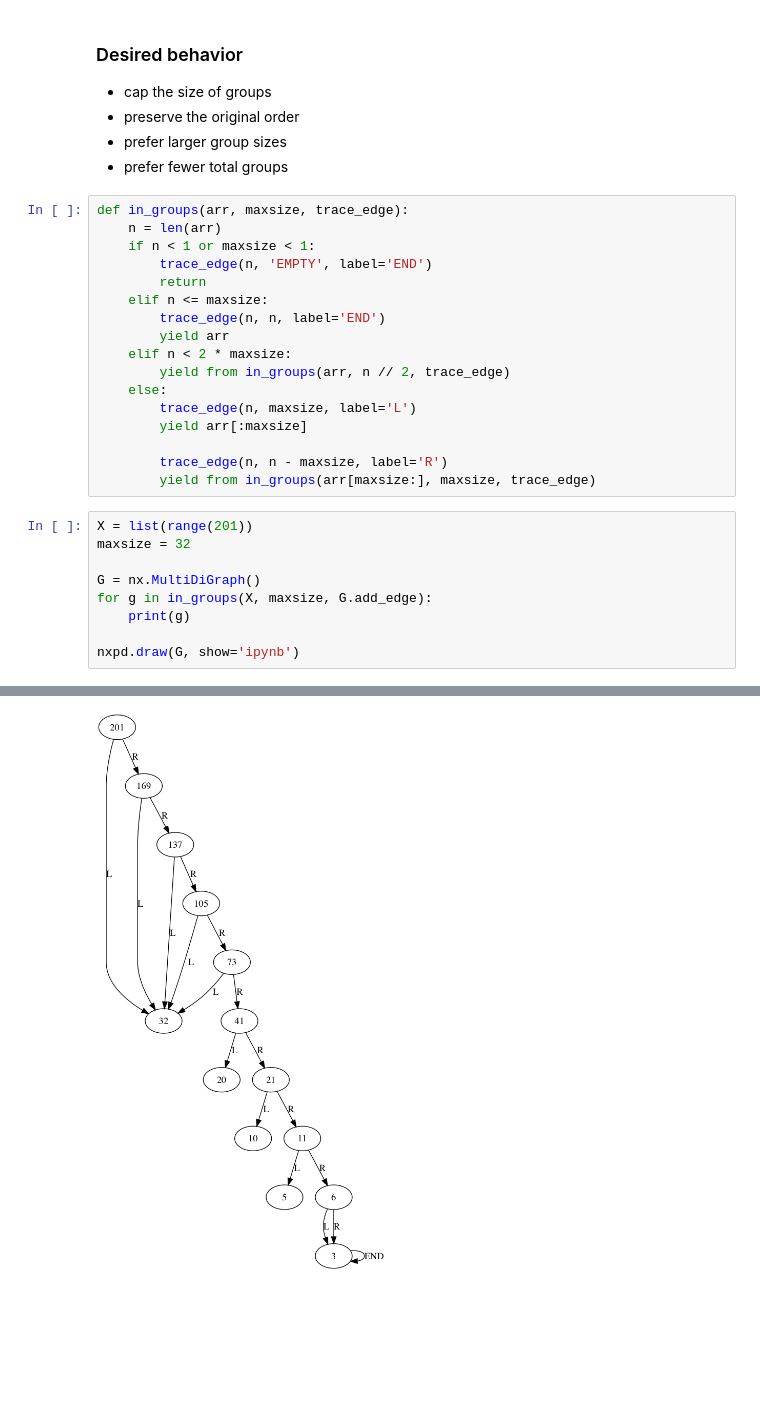
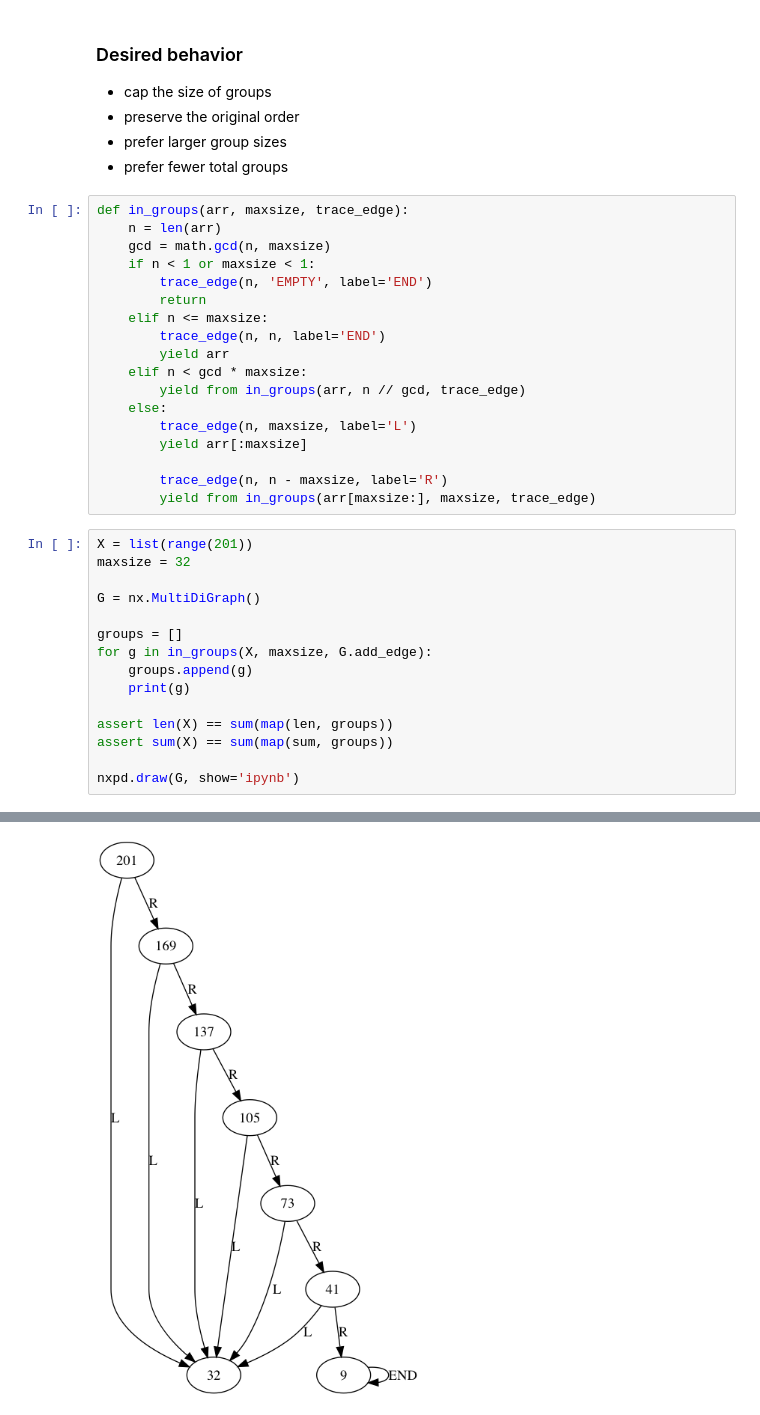
Before and after one commit to invisiblefunnel/learning, a Jupyter notebook: Partitioning an ordered list with capped group sizes.ipynb, the cells around one changed output, grey strips where cells are left out. Drawn from its saved outputs; the diff is of its cells as text; blank space fills up the shorter version.

```diff
--- a/Partitioning an ordered list with capped group sizes.ipynb
+++ b/Partitioning an ordered list with capped group sizes.ipynb
@@ -13,14 +14,15 @@ import nxpd
 # %%
 def in_groups(arr, maxsize, trace_edge):
     n = len(arr)
+    gcd = math.gcd(n, maxsize)
     if n < 1 or maxsize < 1:
         trace_edge(n, 'EMPTY', label='END')
         return
     elif n <= maxsize:
         trace_edge(n, n, label='END')
         yield arr
-    elif n < 2 * maxsize:
-        yield from in_groups(arr, n // 2, trace_edge)
+    elif n < gcd * maxsize:
+        yield from in_groups(arr, n // gcd, trace_edge)
     else:
         trace_edge(n, maxsize, label='L')
         yield arr[:maxsize]
@@ -32,9 +34,15 @@ X = list(range(201))
 maxsize = 32
 
 G = nx.MultiDiGraph()
+
+groups = []
 for g in in_groups(X, maxsize, G.add_edge):
+    groups.append(g)
     print(g)
 
+assert len(X) == sum(map(len, groups))
+assert sum(X) == sum(map(sum, groups))
+
 nxpd.draw(G, show='ipynb')
 # %% [output]
 [0, 1, 2, 3, 4, 5, 6, 7, 8, 9, 10, 11, 12, 13, 14, 15, 16, 17, 18, 19, 20, 21, 22, 23, 24, 25, 26, 27, 28, 29, 30, 31]
@@ -50 +55 @@ nxpd.draw(G, show='ipynb')
-[figure, old version]
+[figure, new version]
```
Also changed, not shown: parts of 2 cells of this notebook.
